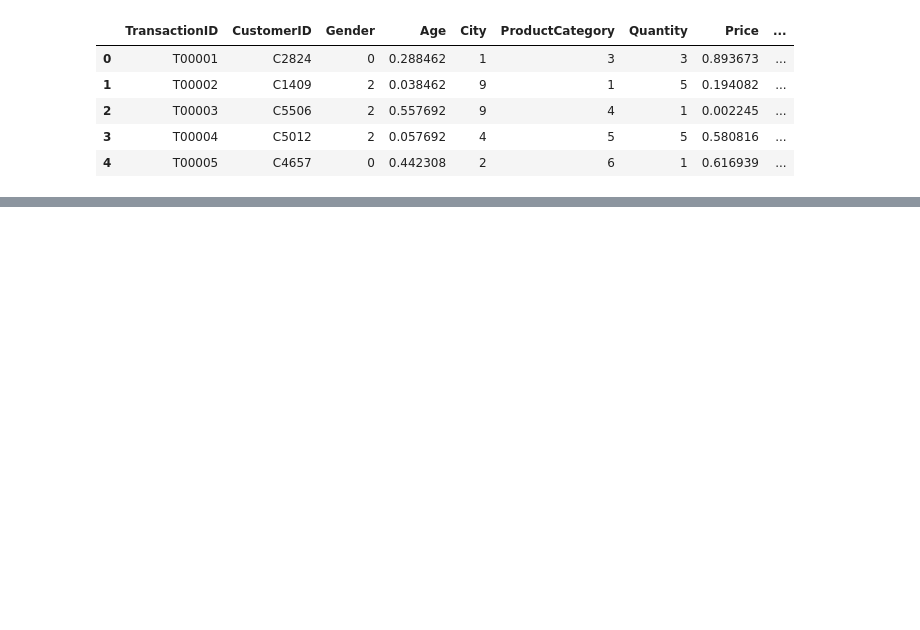
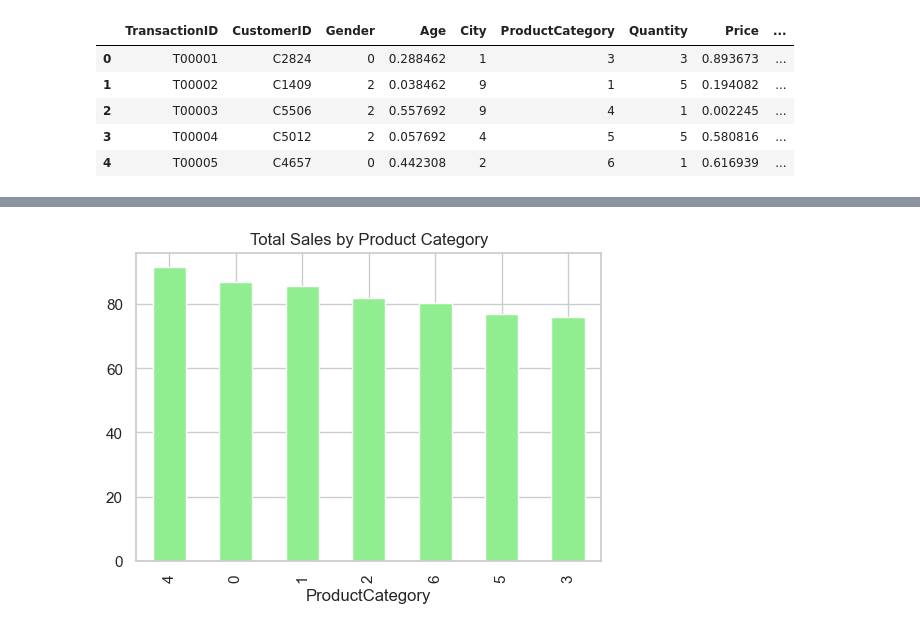
Before and after one commit to Nandhanaa-Mathesvaran/tcs, a Jupyter notebook: tcs.ipynb, the cells around one changed output, grey strips where cells are left out. Cells and saved outputs as stored; diff of their text form; code cells hidden in the pictures; blank space fills up the shorter version.

```diff
--- a/tcs.ipynb
+++ b/tcs.ipynb
@@ -275,0 +156,7 @@ plt.show()
+# %%
+plt.figure(figsize=(6,4))
+df.groupby('ProductCategory')['TotalAmount'].sum().sort_values(ascending=False).plot(kind='bar', color='lightgreen')
+plt.title('Total Sales by Product Category')
+plt.show()
+# %% [output]
+[figure, added]
```
Also changed, not shown: parts of 25 cells of this notebook.
